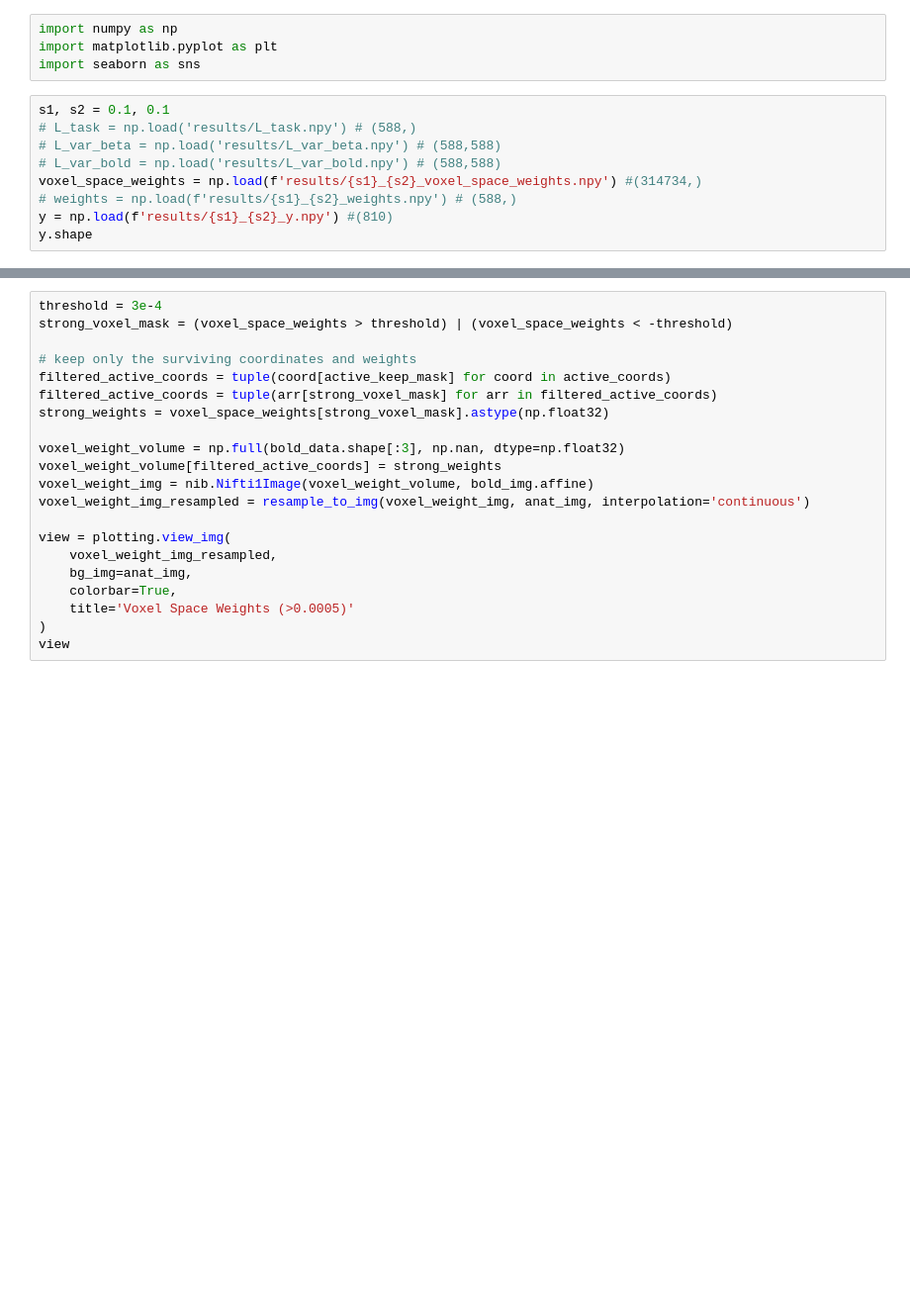
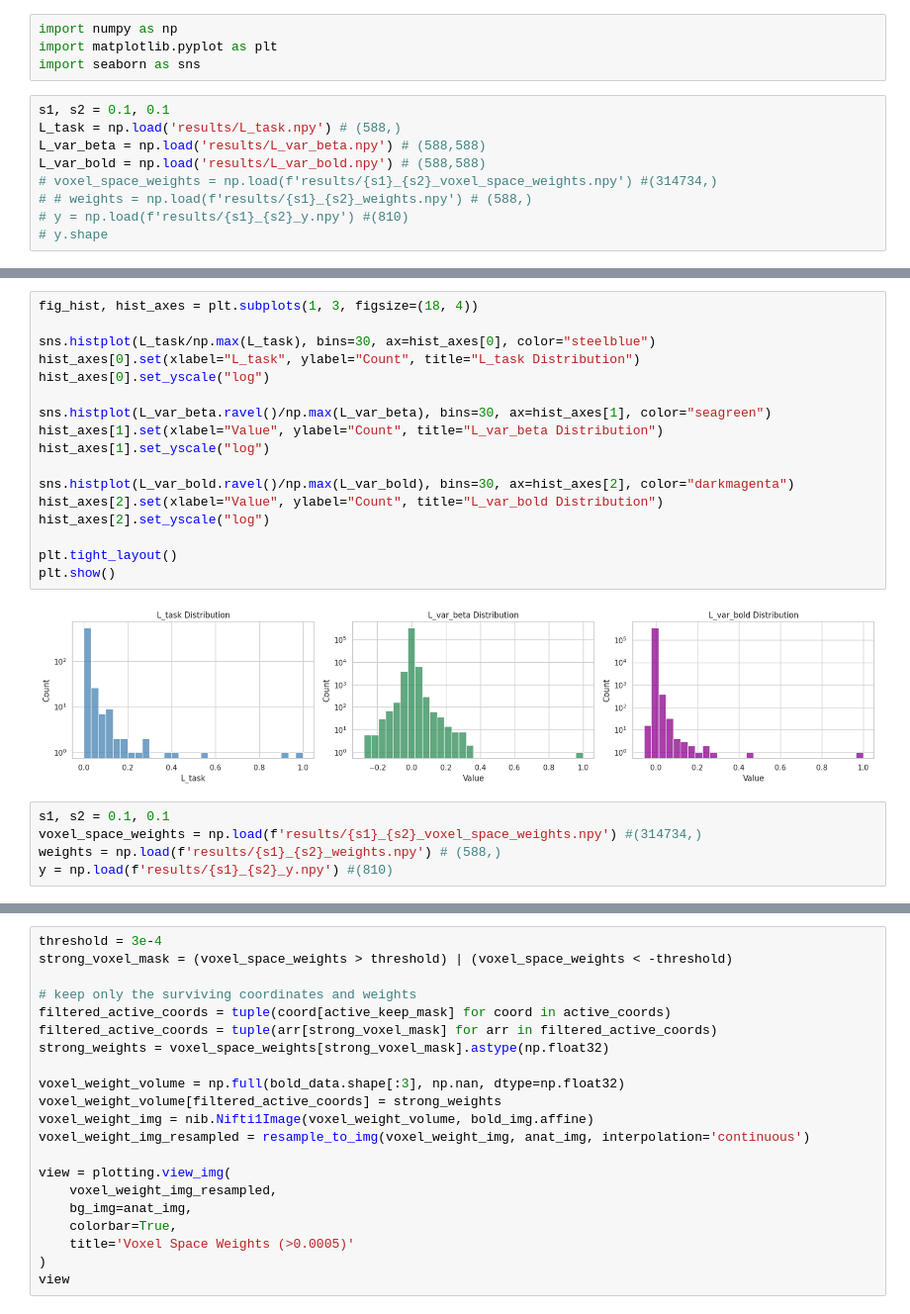
Before and after one commit to MeZahra/Thesis_code_Glm_Opt, a Jupyter notebook: main.ipynb, the cells around one changed output, grey strips where cells are left out. Shown at 99% size. Drawn from its saved outputs; the diff is of its cells as text; blank space fills up the shorter version.

Commit message:
add results plots

```diff
--- a/main.ipynb
+++ b/main.ipynb
@@ -1246,10 +1103,10 @@ import matplotlib.pyplot as plt
 import seaborn as sns
 # %%
 s1, s2 = 0.1, 0.1
-# L_task = np.load('results/L_task.npy') # (588,)
-# L_var_beta = np.load('results/L_var_beta.npy') # (588,588)
-# L_var_bold = np.load('results/L_var_bold.npy') # (588,588)
-voxel_space_weights = np.load(f'results/{s1}_{s2}_voxel_space_weights.npy') #(314734,)
-# weights = np.load(f'results/{s1}_{s2}_weights.npy') # (588,)
-y = np.load(f'results/{s1}_{s2}_y.npy') #(810)
-y.shape
+L_task = np.load('results/L_task.npy') # (588,)
+L_var_beta = np.load('results/L_var_beta.npy') # (588,588)
+L_var_bold = np.load('results/L_var_bold.npy') # (588,588)
+# voxel_space_weights = np.load(f'results/{s1}_{s2}_voxel_space_weights.npy') #(314734,)
+# # weights = np.load(f'results/{s1}_{s2}_weights.npy') # (588,)
+# y = np.load(f'results/{s1}_{s2}_y.npy') #(810)
+# y.shape
@@ -1255,0 +1175,24 @@ y.shape
+# %%
+fig_hist, hist_axes = plt.subplots(1, 3, figsize=(18, 4))
+
+sns.histplot(L_task/np.max(L_task), bins=30, ax=hist_axes[0], color="steelblue")
+hist_axes[0].set(xlabel="L_task", ylabel="Count", title="L_task Distribution")
+hist_axes[0].set_yscale("log")
+
+sns.histplot(L_var_beta.ravel()/np.max(L_var_beta), bins=30, ax=hist_axes[1], color="seagreen")
+hist_axes[1].set(xlabel="Value", ylabel="Count", title="L_var_beta Distribution")
+hist_axes[1].set_yscale("log")
+
+sns.histplot(L_var_bold.ravel()/np.max(L_var_bold), bins=30, ax=hist_axes[2], color="darkmagenta")
+hist_axes[2].set(xlabel="Value", ylabel="Count", title="L_var_bold Distribution")
+hist_axes[2].set_yscale("log")
+
+plt.tight_layout()
+plt.show()
+# %% [output]
+[figure, added]
+# %%
+s1, s2 = 0.1, 0.1
+voxel_space_weights = np.load(f'results/{s1}_{s2}_voxel_space_weights.npy') #(314734,)
+weights = np.load(f'results/{s1}_{s2}_weights.npy') # (588,)
+y = np.load(f'results/{s1}_{s2}_y.npy') #(810)
```
Also changed, not shown: parts of 59 cells of this notebook, 1 other file.
